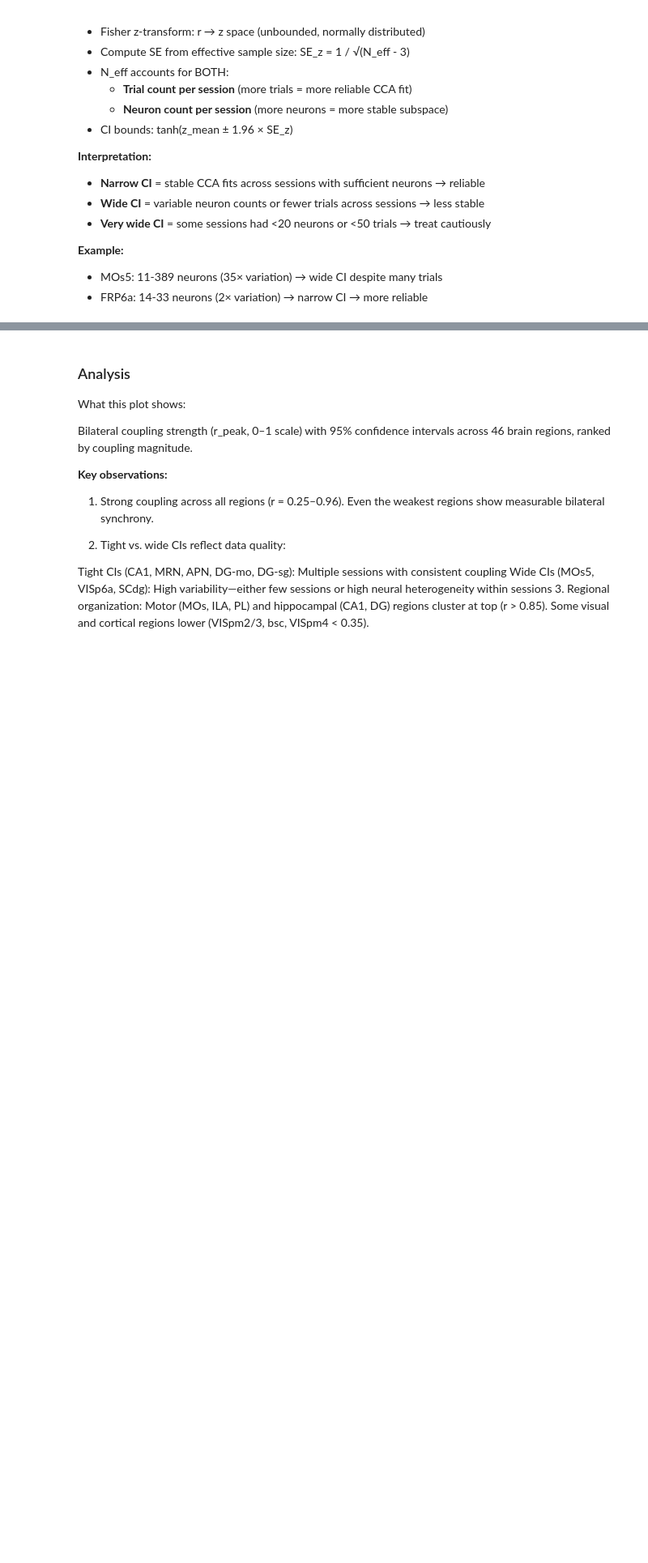
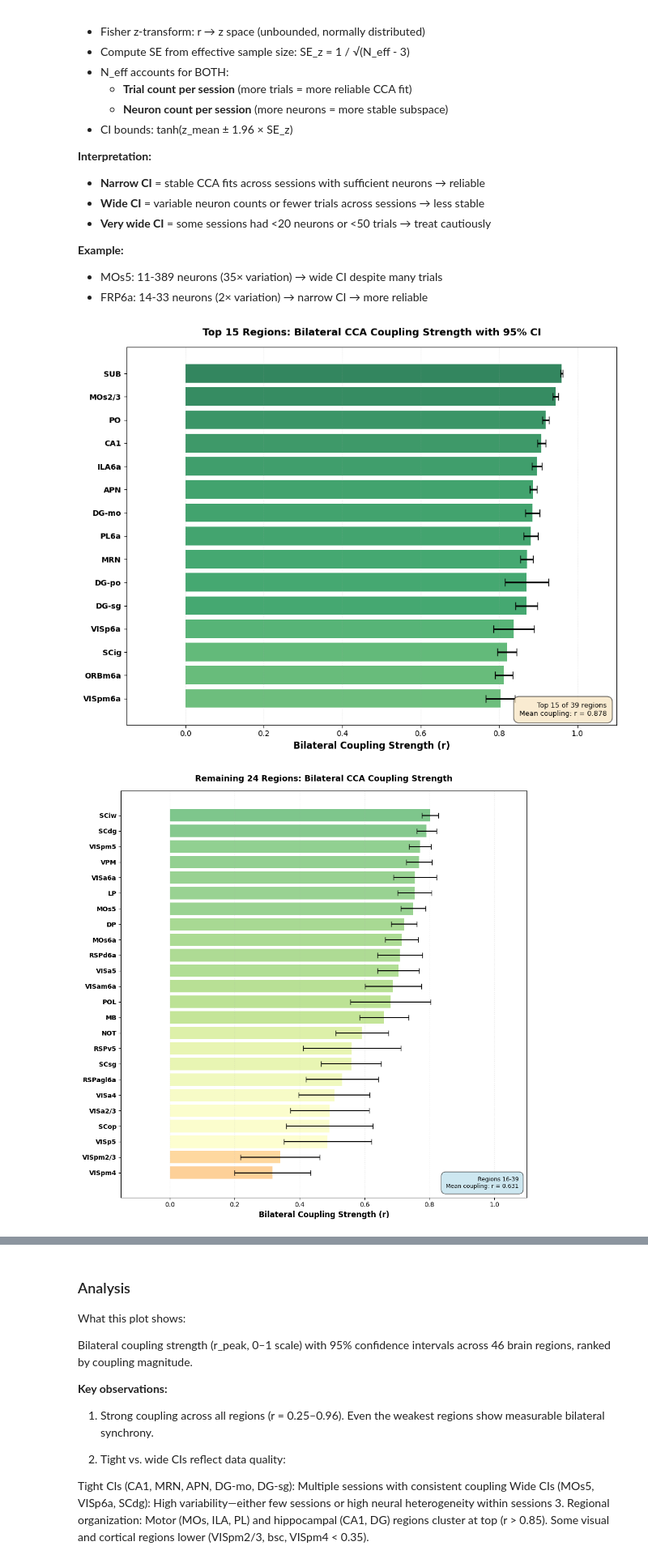
Before and after one commit to maleeshakarawita/Neuronova, a Jupyter notebook: notebooks_analysis/IBL_CCA_Analysis_Coupling.ipynb, the cells around one changed output, grey strips where cells are left out. Shown at 81% size. Drawn from its saved outputs; the diff is of its cells as text; code cells hidden in the pictures; blank space fills up the shorter version.

```diff
--- a/notebooks_analysis/IBL_CCA_Analysis_Coupling.ipynb
+++ b/notebooks_analysis/IBL_CCA_Analysis_Coupling.ipynb
@@ -35,7 +35,7 @@ Libraries loaded.
 def bytes_to_array(b):
     return np.load(io.BytesIO(b))
 
-cca_df = pd.read_parquet(DATA_DIR / "cca_results_extended.parquet")
+cca_df = pd.read_parquet( "/Users/anastassiyayegarmina/Documents/dev/ISP_IBL/results_2/cca_results_extended-2.parquet")
 
 array_cols = ["r_time", "r_time_train", "overfit_gap", "null_95",
               "U_peak", "V_peak", "choice", "r_choice_U", "r_choice_V"]
@@ -85,6 +85,10 @@ print(f"   Range: {cca_df['n_neurons'].min():.0f} - {cca_df['n_neurons'].max():.
 # %% [output]
 ✅ Added n_neurons from PCA data
    Range: 8 - 361
+# %%
+# Drop unwanted regions
+regions_to_drop = ["root", "void", "dhc", "alv", "bsc", "fp", "or"]
+cca_df = cca_df[~cca_df['region'].isin(regions_to_drop)]
 # %%
 # Aggregate with neuron-weighted CI
 agg_records = []
@@ -211,6 +215,68 @@ likely falls (95% chance true r is within this range).
 **Example:**
 - MOs5: 11-389 neurons (35× variation) → wide CI despite many trials
 - FRP6a: 14-33 neurons (2× variation) → narrow CI → more reliable
+# %%
+# Sort by coupling strength and split
+summary_df_sorted = summary_df.sort_values('r_peak', ascending=True)
+top_15 = summary_df_sorted.tail(15)
+remaining = summary_df_sorted[~summary_df_sorted.index.isin(top_15.index)]
+
+# Plot 1: Top 15 regions
+fig, ax = plt.subplots(figsize=(10, 8))
+colors_top15 = plt.cm.RdYlGn(top_15['r_peak'] / summary_df_sorted['r_peak'].max())
+
+for i, (idx, row) in enumerate(top_15.iterrows()):
+    ci_width = (row['CI_upper'] - row['CI_lower']) / 2
+    ax.barh(i, row['r_peak'], xerr=ci_width,
+           color=colors_top15[i], alpha=0.8, capsize=5, error_kw={'elinewidth': 2})
+
+ax.set_xlabel('Bilateral Coupling Strength (r)', fontsize=12, fontweight='bold')
+ax.set_xlim([-0.15, 1.1])
+ax.set_yticks(range(len(top_15)))
+ax.set_yticklabels(top_15['Region'].values, fontsize=10, fontweight='bold')
+ax.grid(True, alpha=0.3, axis='x', linestyle=':')
+ax.set_title('Top 15 Regions: Bilateral CCA Coupling Strength with 95% CI',
+            fontsize=13, fontweight='bold', pad=15)
+
+info_text = f'Top 15 of {len(summary_df)} regions\nMean coupling: r = {top_15["r_peak"].mean():.3f}'
+ax.text(0.98, 0.02, info_text, transform=ax.transAxes,
+       fontsize=9, verticalalignment='bottom', horizontalalignment='right',
+       bbox=dict(boxstyle='round', facecolor='wheat', alpha=0.6, pad=0.8))
+plt.tight_layout()
+plt.savefig('/Users/anastassiyayegarmina/Documents/dev/ISP_IBL/results_2/cca_coupling_strength_top15.png',
+           dpi=300, bbox_inches='tight', facecolor='white')
+plt.show()
+
+# Plot 2: Remaining regions
+fig, ax = plt.subplots(figsize=(10, 10))
+colors_remaining = plt.cm.RdYlGn(remaining['r_peak'] / summary_df_sorted['r_peak'].max())
+
+for i, (idx, row) in enumerate(remaining.iterrows()):
+    ci_width = (row['CI_upper'] - row['CI_lower']) / 2
+    ax.barh(i, row['r_peak'], xerr=ci_width,
+           color=colors_remaining[i], alpha=0.7, capsize=4, error_kw={'elinewidth': 1.5})
+
+
+ax.set_xlabel('Bilateral Coupling Strength (r)', fontsize=12, fontweight='bold')
+ax.set_xlim([-0.15, 1.1])
+ax.set_yticks(range(len(remaining)))
+ax.set_yticklabels(remaining['Region'].values, fontsize=10, fontweight='bold')
+ax.grid(True, alpha=0.3, axis='x', linestyle=':')
+ax.set_title(f'Remaining {len(remaining)} Regions: Bilateral CCA Coupling Strength',
+            fontsize=13, fontweight='bold', pad=15)
+
+info_text = f'Regions 16-{len(summary_df)}\nMean coupling: r = {remaining["r_peak"].mean():.3f}'
+ax.text(0.98, 0.02, info_text, transform=ax.transAxes,
+       fontsize=9, verticalalignment='bottom', horizontalalignment='right',
+       bbox=dict(boxstyle='round', facecolor='lightblue', alpha=0.6, pad=0.8))
+
+plt.tight_layout()
+plt.savefig('/Users/anastassiyayegarmina/Documents/dev/ISP_IBL/results_2/cca_coupling_strength_remaining.png',
+           dpi=300, bbox_inches='tight', facecolor='white')
+plt.show()
+# %% [output]
+[figure, added]
+[figure, added]
 # %%
 # ============================================================================
 # Bilateral CCA Coupling Strength with 95% Confidence Intervals (with labels)
```
Also changed, not shown: parts of 4 cells of this notebook, 5 other files.
